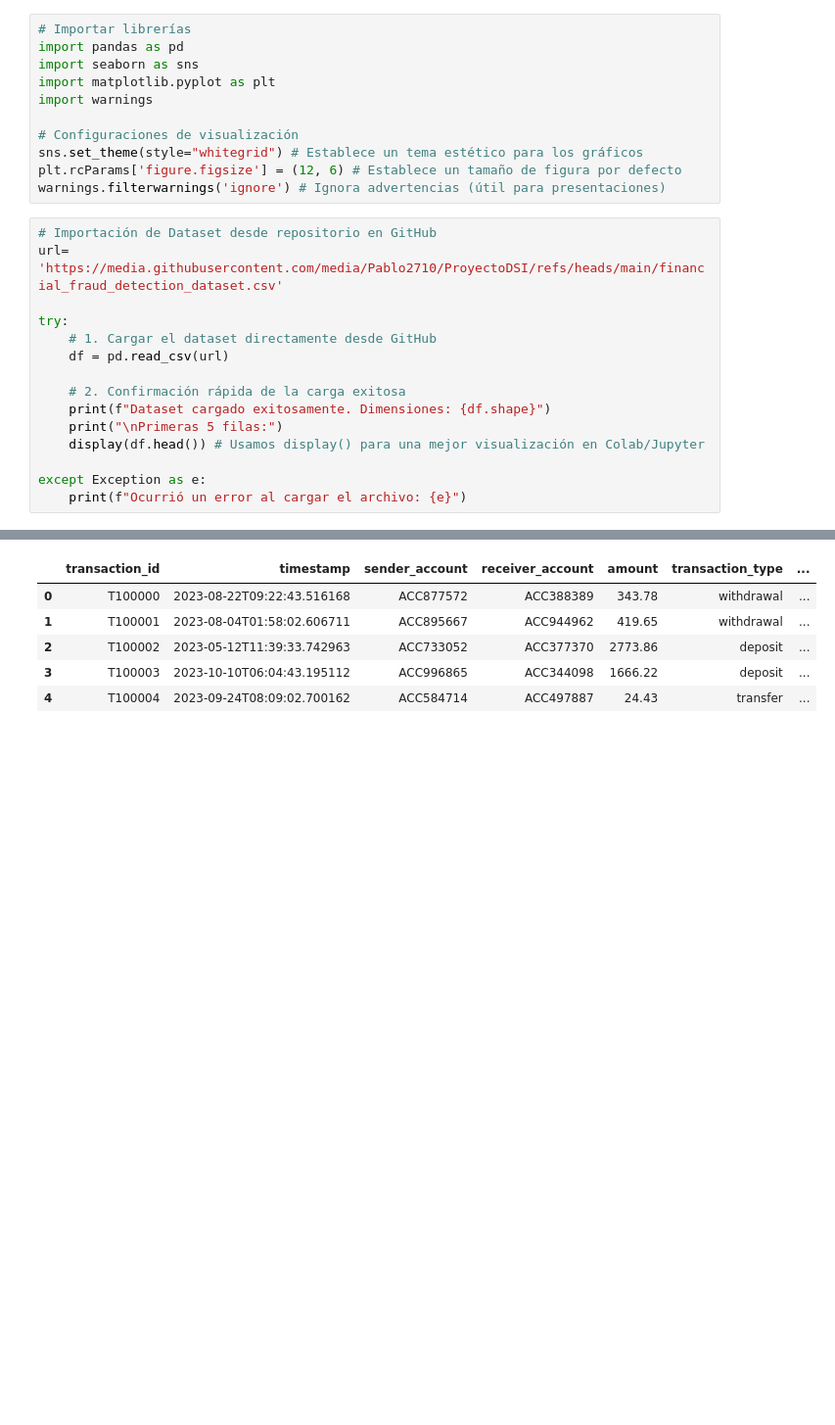
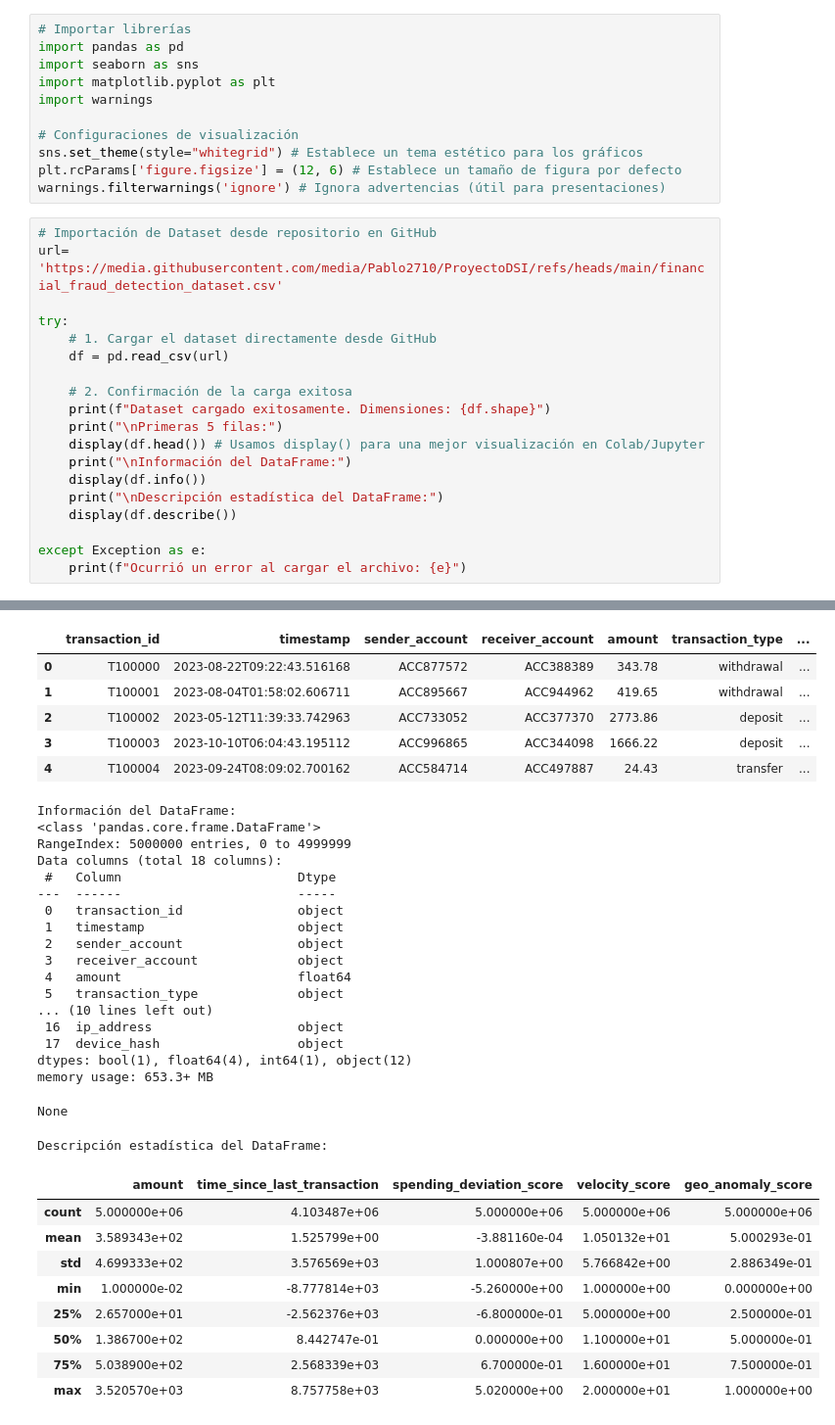
Before and after one commit to Pablo2710/ProyectoDSI, a Jupyter notebook: ProyectoDSParteI_Martinez.ipynb, the cells around one changed output, grey strips where cells are left out. Shown at 98% size. Drawn from its saved outputs; the diff is of its cells as text; blank space fills up the shorter version.

```diff
--- a/ProyectoDSParteI_Martinez.ipynb
+++ b/ProyectoDSParteI_Martinez.ipynb
@@ -39,25 +39,57 @@ warnings.filterwarnings('ignore') # Ignora advertencias (útil para presentacion
 # %%
 # Importación de Dataset desde repositorio en GitHub
 url= 'https://media.githubusercontent.com/media/Pablo2710/ProyectoDSI/refs/heads/main/financial_fraud_detection_dataset.csv'
 
 try:
     # 1. Cargar el dataset directamente desde GitHub
     df = pd.read_csv(url)
 
-    # 2. Confirmación rápida de la carga exitosa
+    # 2. Confirmación de la carga exitosa
     print(f"Dataset cargado exitosamente. Dimensiones: {df.shape}")
     print("\nPrimeras 5 filas:")
     display(df.head()) # Usamos display() para una mejor visualización en Colab/Jupyter
+    print("\nInformación del DataFrame:")
+    display(df.info())
+    print("\nDescripción estadística del DataFrame:")
+    display(df.describe())
 
 except Exception as e:
     print(f"Ocurrió un error al cargar el archivo: {e}")
 # %% [output]
 Dataset cargado exitosamente. Dimensiones: (5000000, 18)
 
 Primeras 5 filas:
 |  | transaction_id | timestamp | sender_account | receiver_account | amount | transaction_type | ... |
 | 0 | T100000 | 2023-08-22T09:22:43.516168 | ACC877572 | ACC388389 | 343.78 | withdrawal | ... |
 | 1 | T100001 | 2023-08-04T01:58:02.606711 | ACC895667 | ACC944962 | 419.65 | withdrawal | ... |
 | 2 | T100002 | 2023-05-12T11:39:33.742963 | ACC733052 | ACC377370 | 2773.86 | deposit | ... |
 | 3 | T100003 | 2023-10-10T06:04:43.195112 | ACC996865 | ACC344098 | 1666.22 | deposit | ... |
 | 4 | T100004 | 2023-09-24T08:09:02.700162 | ACC584714 | ACC497887 | 24.43 | transfer | ... |
+Información del DataFrame:
+<class 'pandas.core.frame.DataFrame'>
+RangeIndex: 5000000 entries, 0 to 4999999
+Data columns (total 18 columns):
+ #   Column                       Dtype
+---  ------                       -----
+ 0   transaction_id               object
+ 1   timestamp                    object
+ 2   sender_account               object
+ 3   receiver_account             object
+ 4   amount                       float64
+ 5   transaction_type             object
+... (10 lines left out)
+ 16  ip_address                   object
+ 17  device_hash                  object
+dtypes: bool(1), float64(4), int64(1), object(12)
+memory usage: 653.3+ MB
+None
+Descripción estadística del DataFrame:
+|  | amount | time_since_last_transaction | spending_deviation_score | velocity_score | geo_anomaly_score |
+| count | 5.000000e+06 | 4.103487e+06 | 5.000000e+06 | 5.000000e+06 | 5.000000e+06 |
+| mean | 3.589343e+02 | 1.525799e+00 | -3.881160e-04 | 1.050132e+01 | 5.000293e-01 |
+| std | 4.699333e+02 | 3.576569e+03 | 1.000807e+00 | 5.766842e+00 | 2.886349e-01 |
+| min | 1.000000e-02 | -8.777814e+03 | -5.260000e+00 | 1.000000e+00 | 0.000000e+00 |
+| 25% | 2.657000e+01 | -2.562376e+03 | -6.800000e-01 | 5.000000e+00 | 2.500000e-01 |
+| 50% | 1.386700e+02 | 8.442747e-01 | 0.000000e+00 | 1.100000e+01 | 5.000000e-01 |
+| 75% | 5.038900e+02 | 2.568339e+03 | 6.700000e-01 | 1.600000e+01 | 7.500000e-01 |
+| max | 3.520570e+03 | 8.757758e+03 | 5.020000e+00 | 2.000000e+01 | 1.000000e+00 |
```
